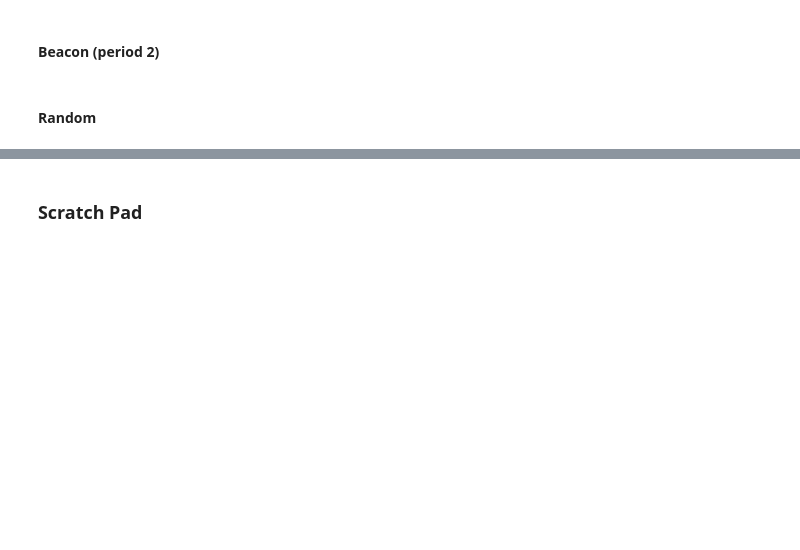
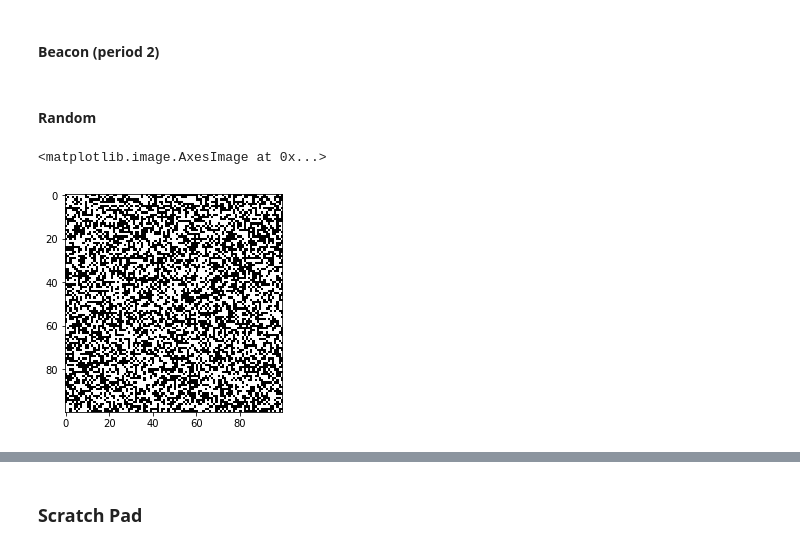
Before and after one commit to kechan/PyTorchPlayground, a Jupyter notebook: Conway's Game of Life PyTorch Implementation.ipynb, the cells around one changed output, grey strips where cells are left out. Saved outputs shown, nothing was run; the diff lists cells and outputs as text; code cells hidden in the pictures; blank space fills up the shorter version.

Commit message:
binomal random

```diff
--- a/Conway's Game of Life PyTorch Implementation.ipynb
+++ b/Conway's Game of Life PyTorch Implementation.ipynb
@@ -174,10 +183,17 @@ except KeyboardInterrupt:
 # %% [markdown]
 #### Random
 # %%
-x_random = torch.randint(0, 2, (100, 100)).float()
+# x_random = torch.randint(0, 2, (N, 100)).float()
+N = 100
+x_random = (torch.cuda.FloatTensor(N, N).uniform_() > 0.6).float()
 x_random = x_random[None, None, ...].to(dev)
 
-plt.imshow(np.squeeze(x_random.numpy()), cmap='gray')
+plt.grid(); plt.imshow(np.squeeze(1-x_random.cpu().numpy()), cmap='gray')
+
+a = x_random
+# %% [output]
+<matplotlib.image.AxesImage at 0x...>
+[figure, added]
 # %%
 num_iteration = 100
 
```
Also changed, not shown: parts of 2 cells of this notebook.
